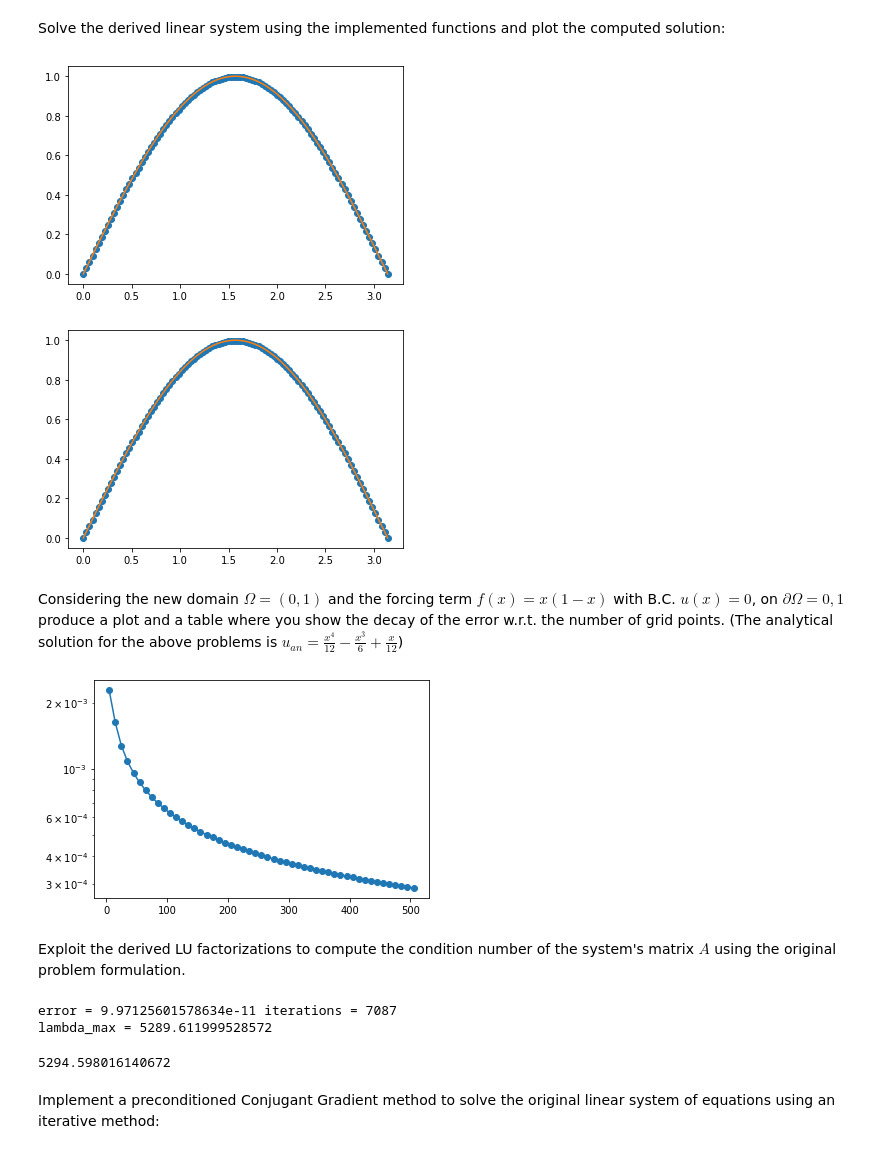
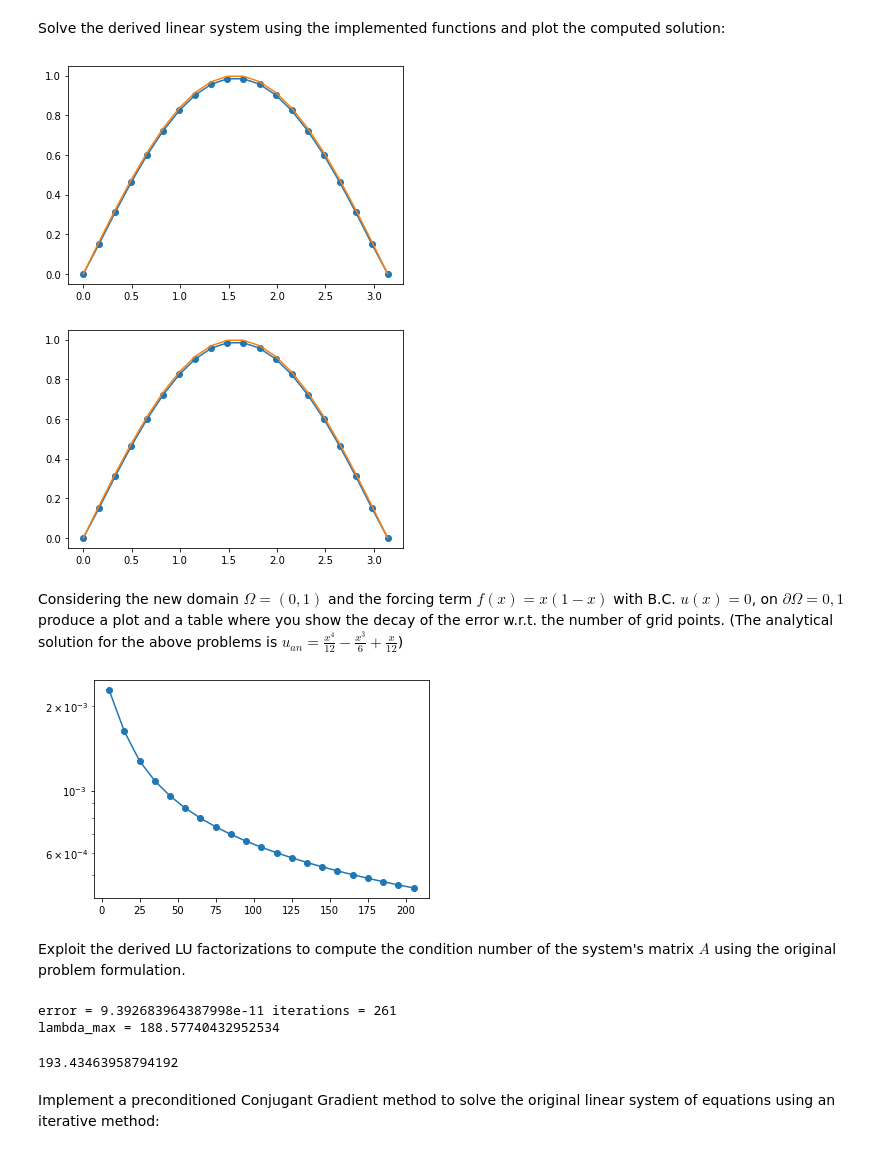
Before and after one commit to mapenzo-ph/numerical-analysis-2021-2022, a Jupyter notebook: FinalProject_2021_2022.ipynb, the cells around one changed output. Saved outputs shown, nothing was run; the diff lists cells and outputs as text; code cells hidden in the pictures.

```diff
--- a/FinalProject_2021_2022.ipynb
+++ b/FinalProject_2021_2022.ipynb
@@ -54,7 +54,7 @@ Call the function using:
 # %%
 omega = [0,pi]
 f = lambda x : sin(x)
-n = 100
+n = 20
 bc = [0,0]
 A, b = finDif(omega, f, n, bc)
 
@@ -146,7 +146,7 @@ u_lu = U_solve(U,w_lu)
 _ = plot(x,u_lu,'o-')
 _ = plot(x,u_exact)
 # %% [output]
-[figure, old version]
+[figure, new version]
 # %%
 # using Cholesky factorization
 w_ch = L_solve(HT,b)
@@ -156,7 +156,7 @@ u_ch = U_solve(H,w_ch)
 _ = plot(x,u_ch,'o-')
 _ = plot(x,u_exact)
 # %% [output]
-[figure, old version]
+[figure, new version]
 # %% [markdown]
 Considering the new domain $\Omega = (0,1)$ and the forcing term $f(x) = x(1-x)$ with B.C. $u(x) = 0$, on $\partial \Omega = {0,1}$ produce a plot and a table where you show the decay of the error w.r.t. the number of grid points.
 (The analytical solution for the above problems is $u_{an} = \frac{x^4}{12} - \frac{x^3}{6} + \frac{x}{12}$)
@@ -181,19 +181,21 @@ def get_errors(omega, f, bc, points):
 
     return errors
 # %%
+# set input parameters
 omega = [0,1]
 bc = [0,0]
 f = lambda x: x*(1-x)
-points = list(range(5, 506, 10))
+points = list(range(5, 206, 10))
 
-# plot
+# plot error vs points
 errors = get_errors(omega, f, bc, points)
 _ = semilogy(points, errors, 'o-')
 # %% [output]
-[figure, old version]
+[figure, new version]
 # %% [markdown]
 Exploit the derived LU factorizations to compute the condition number of the system's matrix $A$ using the original problem formulation.
 # %%
+# power method to compute max eignevalue
 z0 = ones_like(x) # starting
 def PM(A, z0, tol=1e-10, nmax=10000):
     q = z0/linalg.norm(z0,2)
@@ -212,8 +214,8 @@ def PM(A, z0, tol=1e-10, nmax=10000):
 
 max_eigenvalue, vect = PM(A, z0)
 # %% [output]
-error = 9.97125601578634e-11 iterations = 7087
-lambda_max = 5289.611999528572
+error = 9.392683964387998e-11 iterations = 261
+lambda_max = 188.57740432952534
 # %%
 def condNumb(A):
     condNu = linalg.cond(A)
@@ -223,7 +225,7 @@ condNumb(A)
 eigs = sort(linalg.eigvals(A))
 eigs[-1]
 # %% [output]
-5294.598016140672
+193.43463958794192
 # %% [markdown]
 Implement a preconditioned Conjugant Gradient method to solve the original linear system of equations using an iterative method:
 # %%
```
Also changed, not shown: parts of 11 cells of this notebook.
